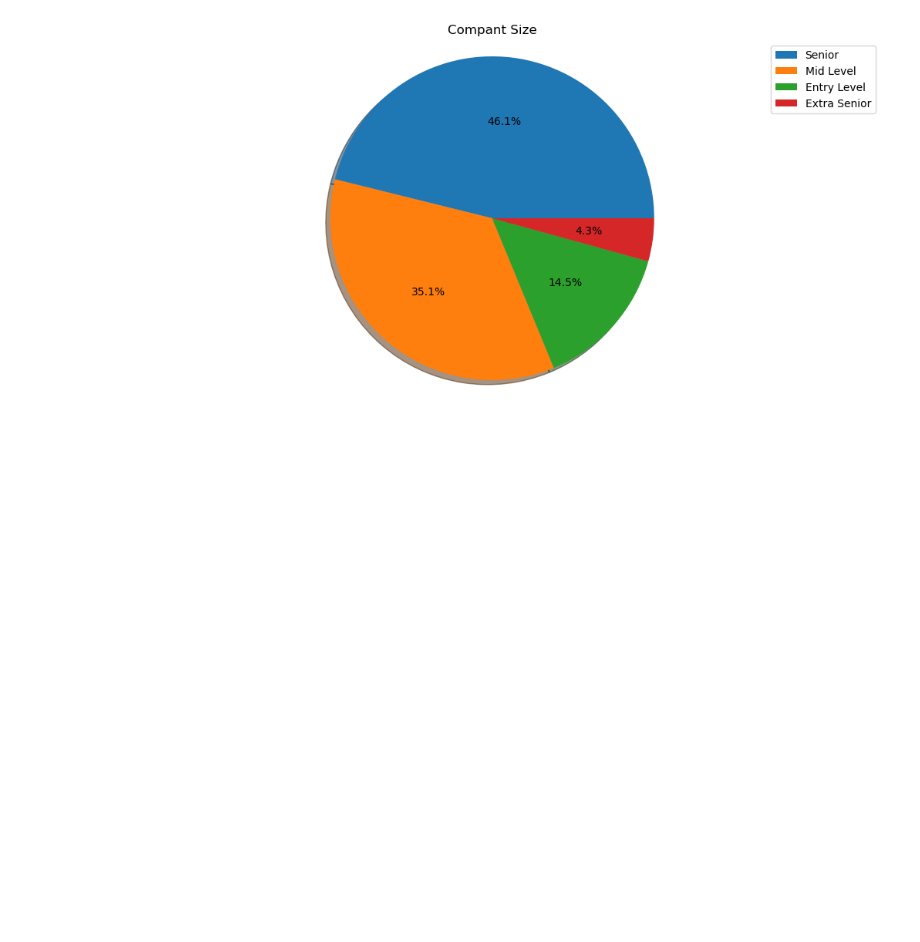
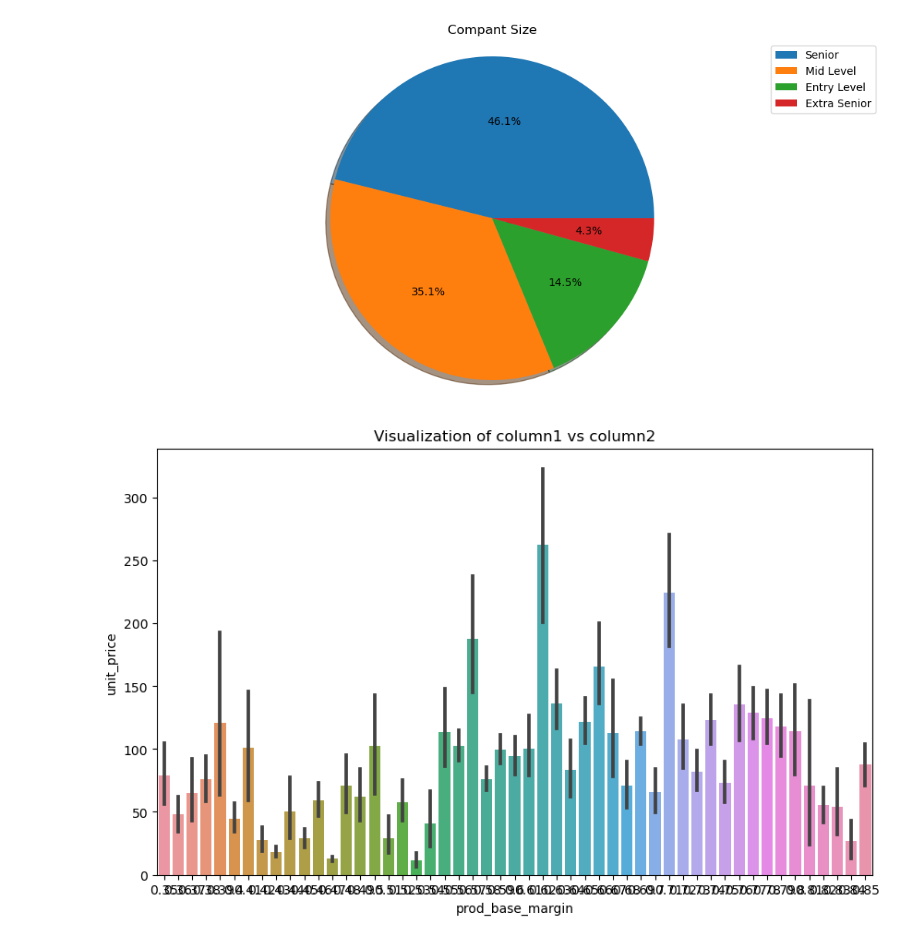
Before and after one commit to Sharjeel675/Jawan-Pakistan-Practise, a Jupyter notebook: Practise_21sessions.ipynb, the cells around one changed output. Cells and saved outputs as stored; diff of their text form; code cells hidden in the pictures; blank space fills up the shorter version.

```diff
--- a/Practise_21sessions.ipynb
+++ b/Practise_21sessions.ipynb
@@ -165,3 +165,32 @@ plt.title("Compant Size")
 plt.show()
 # %% [output]
 [figure]
+# %%
+import psycopg2
+import pandas as pd
+
+# Connect to PostgreSQL
+conn = psycopg2.connect(
+    host="localhost",  # ya jo bhi aapka host ho
+    database="Pharma",
+    user="postgres",
+    password="Sharjeel"
+)
+
+# Query run karne ka tareeqa
+query = "SELECT * FROM pharma;"
+df = pd.read_sql(query, conn)  # Fetch data into pandas dataframe
+
+# Close connection after use
+conn.close()
+# %%
+import matplotlib.pyplot as plt
+import seaborn as sns
+
+# Example visualization
+plt.figure(figsize=(10,6))
+sns.barplot(x='prod_base_margin', y='unit_price', data=df)
+plt.title('Visualization of column1 vs column2')
+plt.show()
+# %% [output]
+[figure, added]
```
